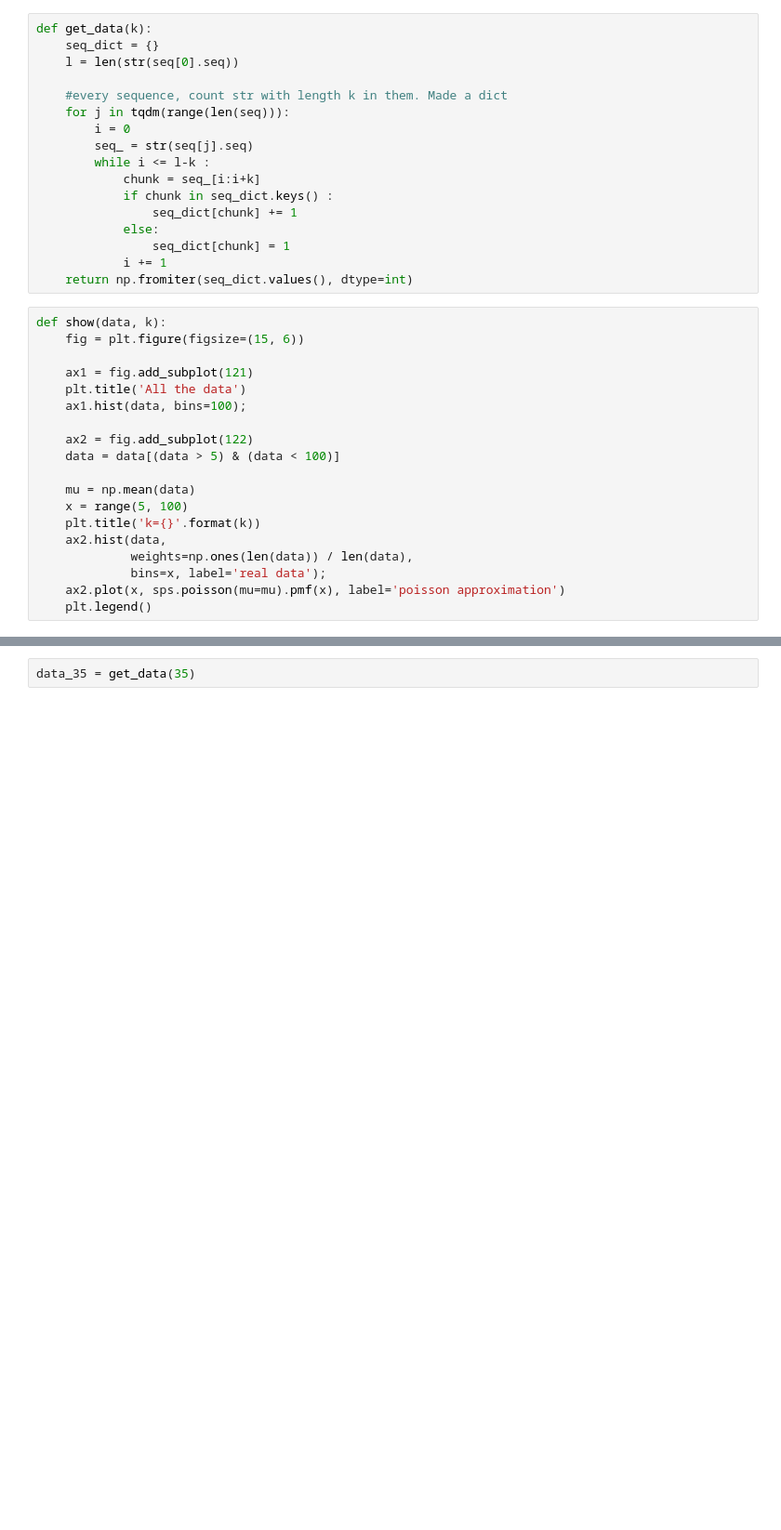
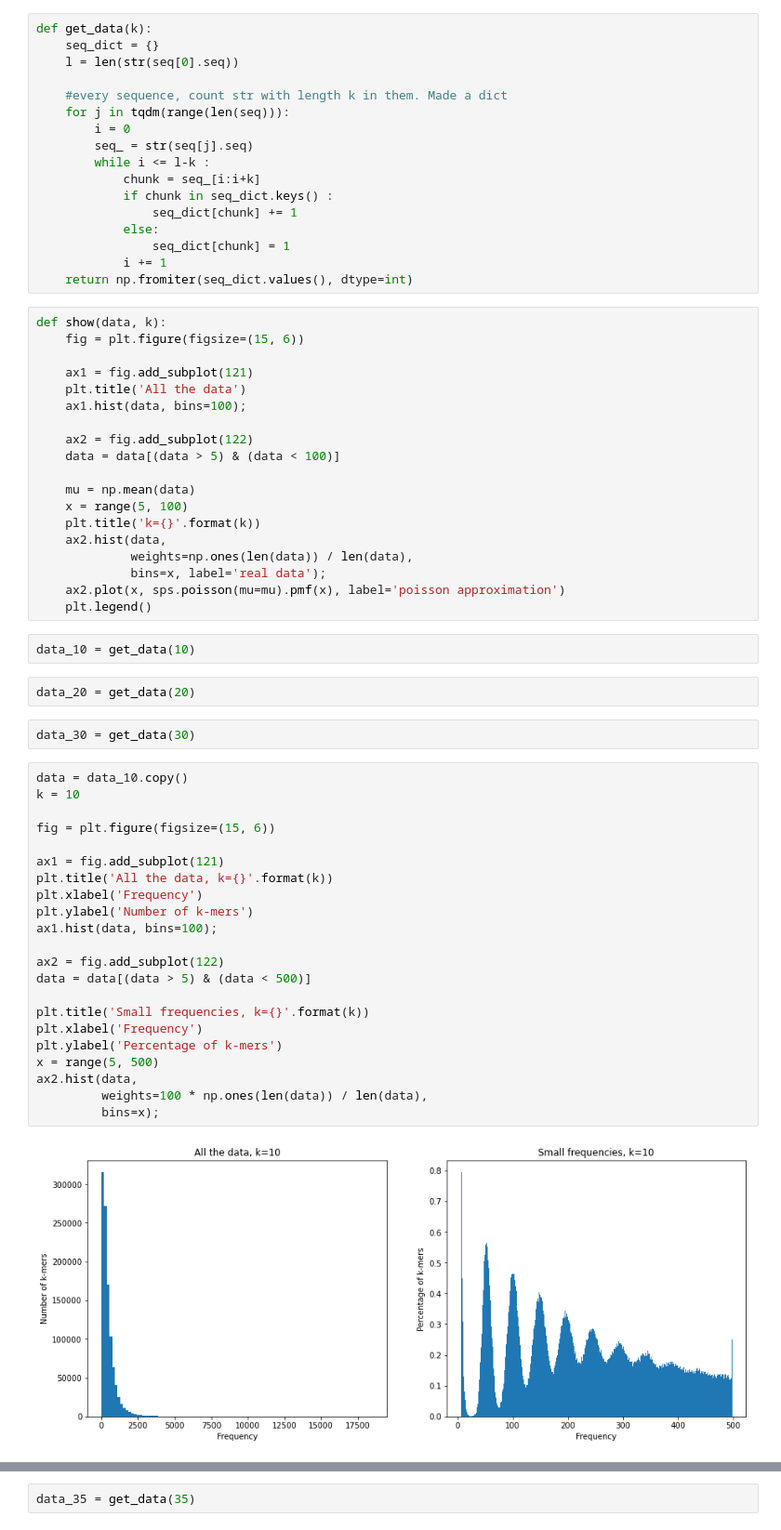
Before and after one commit to usmanovaanastasia/biology1, a Jupyter notebook: dayX.ipynb, the cells around one changed output, grey strips where cells are left out. Shown: that part at 93% size. Cells and saved outputs as stored; diff of their text form; blank space fills up the shorter version.

```diff
--- a/dayX.ipynb
+++ b/dayX.ipynb
@@ -43,3 +43,33 @@ def show(data, k):
              bins=x, label='real data');
     ax2.plot(x, sps.poisson(mu=mu).pmf(x), label='poisson approximation')
     plt.legend()
+# %%
+data_10 = get_data(10)
+# %%
+data_20 = get_data(20)
+# %%
+data_30 = get_data(30)
+# %%
+data = data_10.copy()
+k = 10
+
+fig = plt.figure(figsize=(15, 6))
+
+ax1 = fig.add_subplot(121)
+plt.title('All the data, k={}'.format(k))
+plt.xlabel('Frequency')
+plt.ylabel('Number of k-mers')
+ax1.hist(data, bins=100);
+
+ax2 = fig.add_subplot(122)
+data = data[(data > 5) & (data < 500)]
+
+plt.title('Small frequencies, k={}'.format(k))
+plt.xlabel('Frequency')
+plt.ylabel('Percentage of k-mers')
+x = range(5, 500)
+ax2.hist(data,
+         weights=100 * np.ones(len(data)) / len(data),
+         bins=x);
+# %% [output]
+[figure, added]
```
Also changed, not shown: parts of 3 cells of this notebook, 1 other file.
